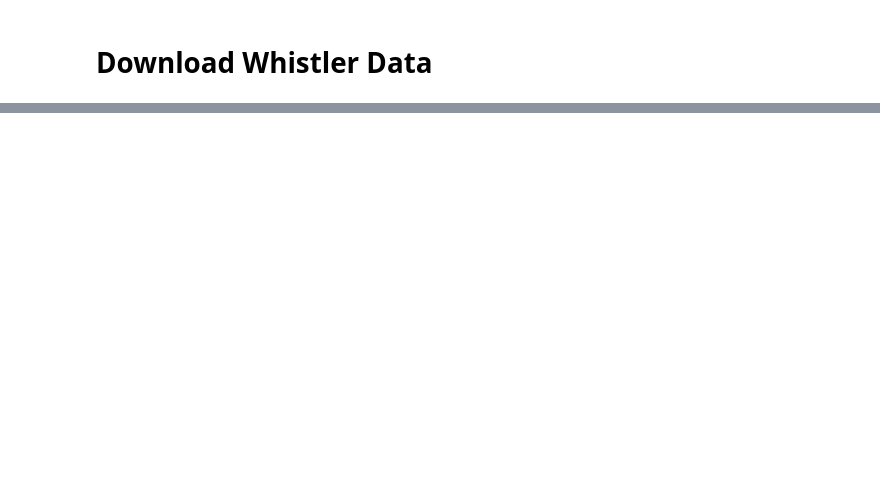
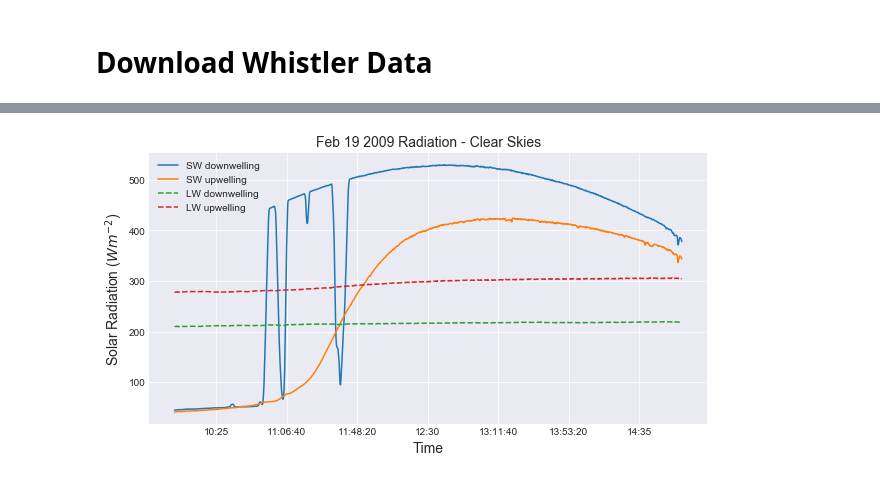
Before and after one commit to Pearl-Ayem/a303_course_work, a Jupyter notebook: Lab 9/Lab 9 Analysis.ipynb, the cells around one changed output, grey strips where cells are left out. Saved outputs shown, nothing was run; the diff lists cells and outputs as text; code cells hidden in the pictures; blank space fills up the shorter version.

```diff
--- a/Lab 9/Lab 9 Analysis.ipynb
+++ b/Lab 9/Lab 9 Analysis.ipynb
@@ -198,0 +179,14 @@ plt.legend(['SW downwelling', 'SW upwelling', 'DW downwelling', 'DW upwelling'])
+# %%
+plt.figure(figsize=(10,5))
+plt.plot(Feb19['datetime'].dt.time,Feb19['sw_up'])
+plt.plot(Feb19['datetime'].dt.time,Feb19['sw_down'])
+plt.plot(Feb19['datetime'].dt.time,Feb19['lw_up'],'--')
+plt.plot(Feb19['datetime'].dt.time,Feb19['lw_down'],'--')
+plt.title("Feb 19 2009 Radiation - Clear Skies", fontsize=14)
+plt.xlabel("Time",fontsize=14)
+plt.grid(True)
+plt.ylabel('Solar Radiation ($W m^{-2}$)',fontsize=14)
+plt.legend(['SW downwelling', 'SW upwelling', 'LW downwelling', 'LW upwelling'])
+plt.savefig('2_1_19.png')
+# %% [output]
+[figure, added]
```
Also changed, not shown: parts of 8 cells of this notebook, 11 other files.
